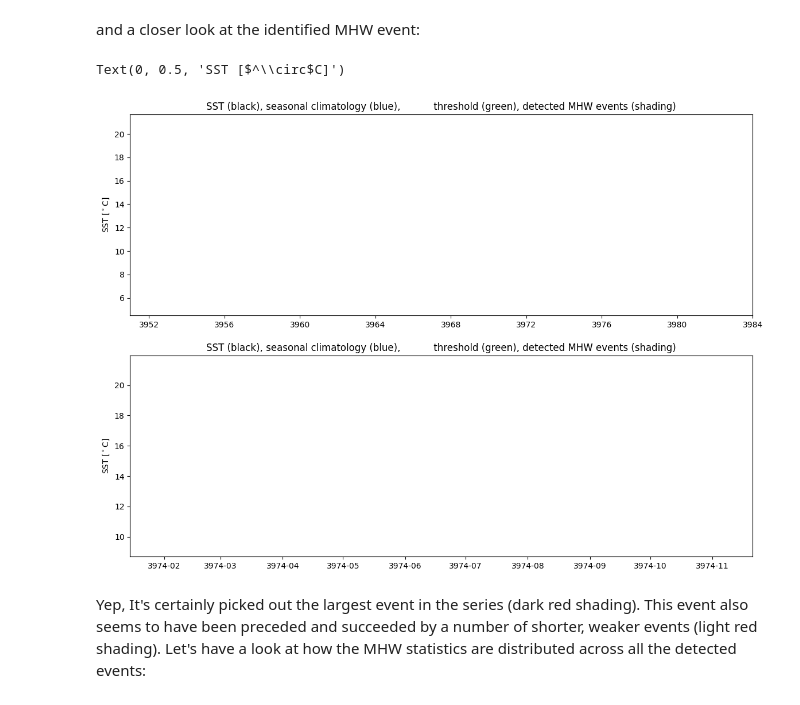
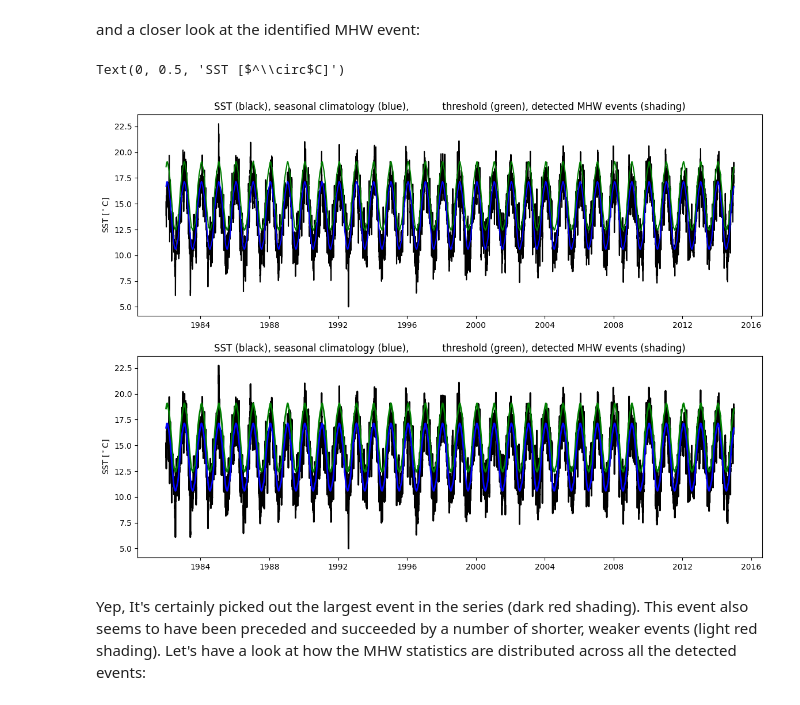
Before and after one commit to nesloanna/DS_thesis, a Jupyter notebook: MHW/example_synthetic.ipynb, the cells around one changed output. Cells and saved outputs as stored; diff of their text form; code cells hidden in the pictures.

Commit message:
Fixed empty plot

```diff
--- a/MHW/example_synthetic.ipynb
+++ b/MHW/example_synthetic.ipynb
@@ -99,38 +99,38 @@ and a closer look at the identified MHW event:
 plt.figure(figsize=(14,10))
 plt.subplot(2,1,1)
 # Plot SST, seasonal cycle, and threshold
 plt.plot(dates, sst, 'k-')
 plt.plot(dates, clim['thresh'], 'g-')
 plt.plot(dates, clim['seas'], 'b-')
 plt.title('SST (black), seasonal climatology (blue), \
           threshold (green), detected MHW events (shading)')
-plt.xlim(t[0], t[-1])
-plt.ylim(sst.min()-0.5, sst.max()+0.5)
+# plt.xlim(t[0], t[-1])
+# plt.ylim(sst.min()-0.5, sst.max()+0.5)
 plt.ylabel(r'SST [$^\circ$C]')
 plt.subplot(2,1,2)
 # Find indices for all ten MHWs before and after event of interest and shade accordingly
 for ev0 in np.arange(ev-10, ev+11, 1):
     t1 = np.where(t==mhws['time_start'][ev0])[0][0]
     t2 = np.where(t==mhws['time_end'][ev0])[0][0]
     plt.fill_between(dates[t1:t2+1], sst[t1:t2+1], clim['thresh'][t1:t2+1], \
                      color=(1,0.6,0.5))
 # Find indices for MHW of interest and shade accordingly
 t1 = np.where(t==mhws['time_start'][ev])[0][0]
 t2 = np.where(t==mhws['time_end'][ev])[0][0]
 plt.fill_between(dates[t1:t2+1], sst[t1:t2+1], clim['thresh'][t1:t2+1], \
                  color='r')
 # Plot SST, seasonal cycle, threshold, shade MHWs with main event in red
 plt.plot(dates, sst, 'k-', linewidth=2)
 plt.plot(dates, clim['thresh'], 'g-', linewidth=2)
 plt.plot(dates, clim['seas'], 'b-', linewidth=2)
 plt.title('SST (black), seasonal climatology (blue), \
           threshold (green), detected MHW events (shading)')
-plt.xlim(mhws['time_start'][ev]-150, mhws['time_end'][ev]+150)
-plt.ylim(clim['seas'].min() - 1, clim['seas'].max() + mhws['intensity_max'][ev] + 0.5)
+# plt.xlim(mhws['time_start'][ev]-150, mhws['time_end'][ev]+150)
+# plt.ylim(clim['seas'].min() - 1, clim['seas'].max() + mhws['intensity_max'][ev] + 0.5)
 plt.ylabel(r'SST [$^\circ$C]')
 # %% [output]
 Text(0, 0.5, 'SST [$^\\circ$C]')
-[figure, old version]
+[figure, new version]
 # %% [markdown]
 Yep, It's certainly picked out the largest event in the series (dark red shading). This event also seems to have been preceded and succeeded by a number of shorter, weaker events (light red shading). Let's have a look at how the MHW statistics are distributed across all the detected events:
 # %%
```
Also changed, not shown: parts of 9 cells of this notebook, 1 other file.
